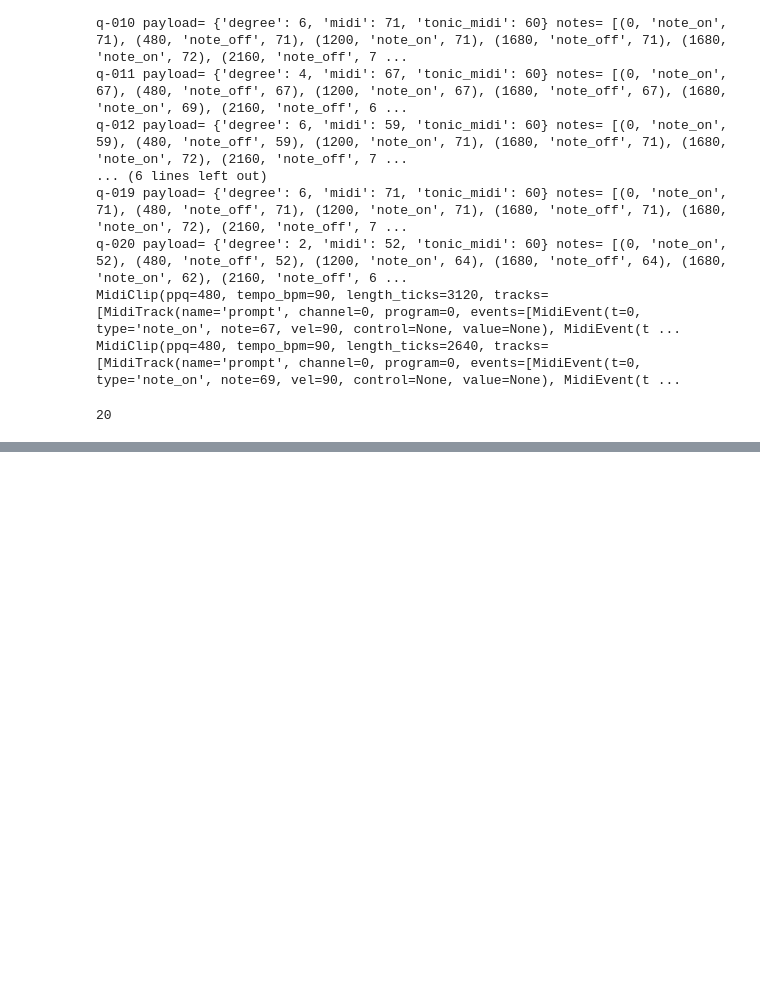
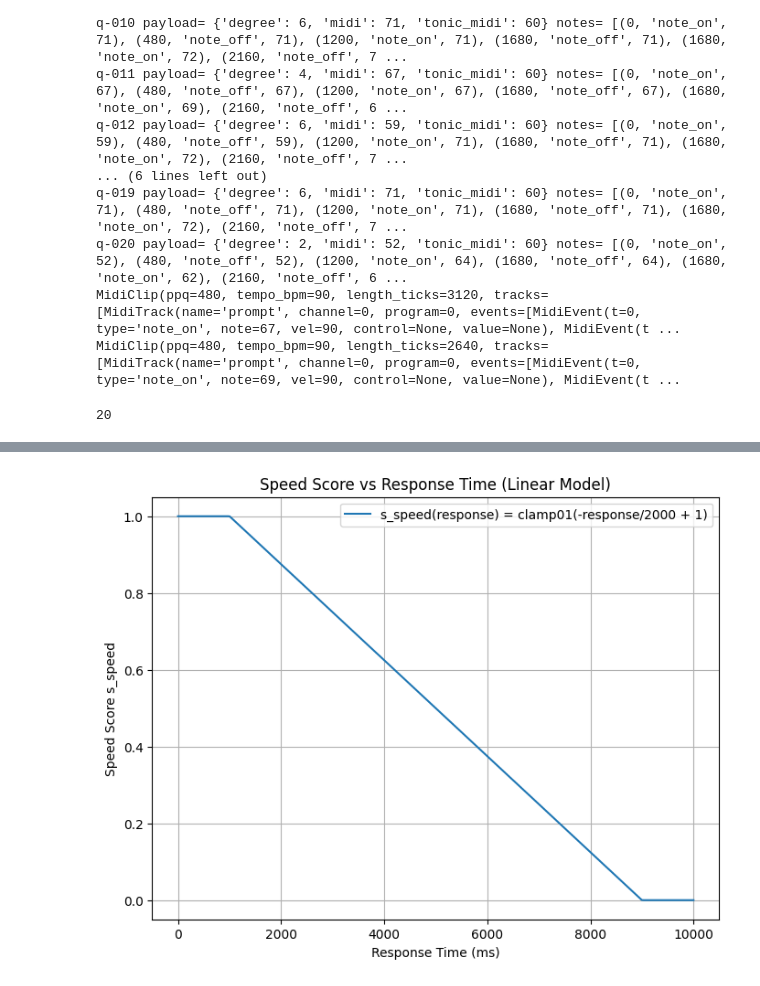
Before and after one commit to Stamehad/EarTrainer, a Jupyter notebook: eartrainer/eartrainer_Cpp/test.ipynb, the cells around one changed output, grey strips where cells are left out. Saved outputs shown, nothing was run; the diff lists cells and outputs as text; code cells hidden in the pictures; blank space fills up the shorter version.

```diff
--- a/eartrainer/eartrainer_Cpp/test.ipynb
+++ b/eartrainer/eartrainer_Cpp/test.ipynb
@@ -428,0 +494,17 @@ MidiClip(ppq=480, tempo_bpm=90, length_ticks=2640, tracks=[MidiTrack(name='promp
+# %%
+# plot s_speed(response) = clamp01( - response/T0 + beta) as function of response time
+Tmax = 5000  # time constant in ms
+Tmin = 1000
+beta = 1  # offset
+responses = np.linspace(0, 10000, 300)
+s_speed_linear = np.clip(- 0.5 * (responses - Tmin) / (Tmax - Tmin) + 1, 0, 1.0)
+plt.figure(figsize=(8,6))
+plt.plot(responses, s_speed_linear, label=f"s_speed(response) = clamp01(-response/{T0} + {beta})")
+plt.title("Speed Score vs Response Time (Linear Model)")
+plt.xlabel("Response Time (ms)")
+plt.ylabel("Speed Score s_speed")
+plt.legend()
+plt.grid(True)
+plt.show()
+# %% [output]
+[figure, added]
```
Also changed, not shown: parts of 3 cells of this notebook, 5 other files.
